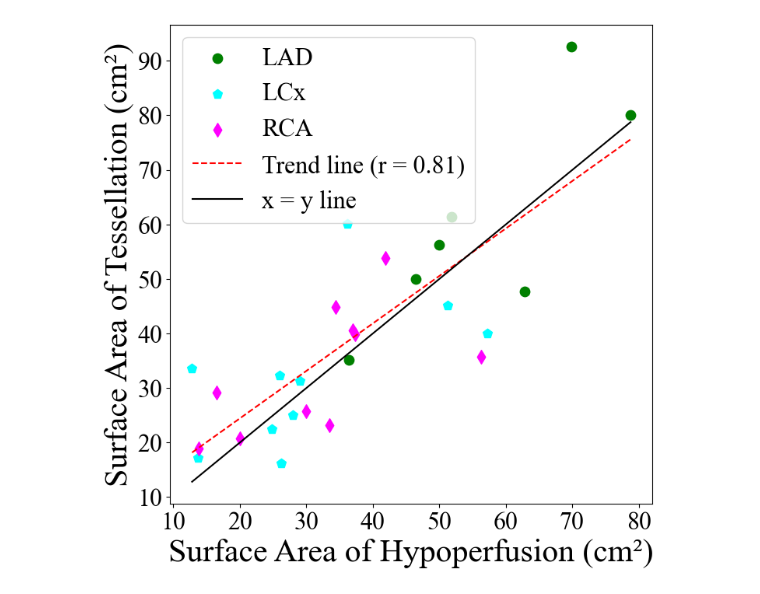
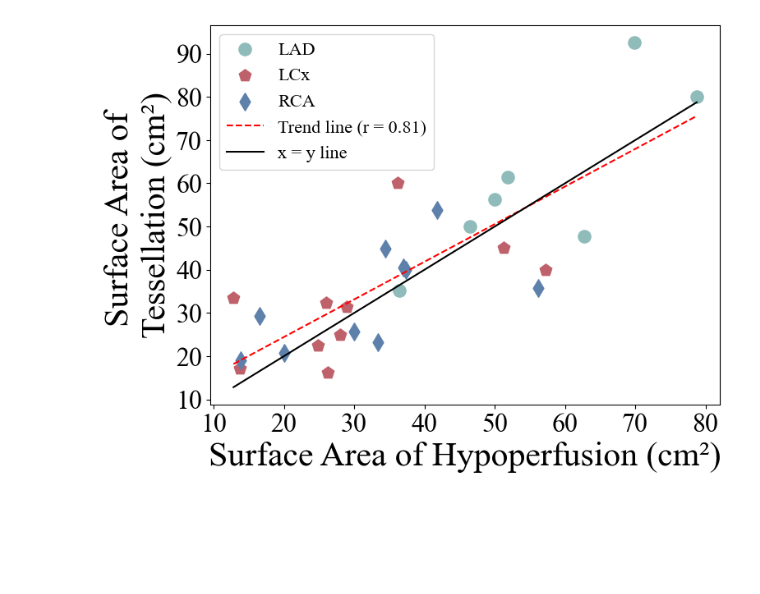
Before and after one commit to aseresti/Tessellation, a Jupyter notebook: Tessellation/Statistical_Analysis/Stats.ipynb, the cells around one changed output. Cells and saved outputs as stored; diff of their text form; code cells hidden in the pictures; blank space fills up the shorter version.

```diff
--- a/Tessellation/Statistical_Analysis/Stats.ipynb
+++ b/Tessellation/Statistical_Analysis/Stats.ipynb
@@ -3,6 +3,10 @@ import matplotlib.pyplot as plt
 import numpy as np
 import seaborn as sns
 from scipy.stats import pearsonr, linregress
+
+color_set1 = ['#88B04B', '#C65D43', '#2C3E50']
+color_set2 = ['#8FBCBB', '#BF616A', '#5E81AC']
+color_set3 = ['#C9A86A', '#3F4E8C', '#557A46']
 # %%
 # Bland-Altman
 
@@ -72,7 +76,7 @@ plt.show()
 #Scatter Plot
 
 x, y = (surface_ischemic, surface_territory)
-xlabel, ylabel = ("Surface Area of Hypoperfusion (cm\u00b2)", "Surface Area of Tessellation (cm\u00b2)")
+xlabel, ylabel = ("Surface Area of Hypoperfusion (cm\u00b2)", "Surface Area of \nTessellation (cm\u00b2)")
 
 r_surface, p_value_surface = pearsonr(surface_territory, surface_ischemic)
 print(r_surface, p_value_surface)
@@ -82,11 +86,11 @@ x_fit = np.linspace(min(x), max(x), 100)
 y_fit = slope * x_fit + intercept
 
 # Plot scatter plot
-plt.figure(figsize=(8,8))
+plt.figure(figsize=(8,6))
 #sns.scatterplot(x=x, y=y, color='red')#, label="Data points")
-plt.scatter(x=LAD_isc, y=LAD_ter, color='green', label="LAD", s=80)
-plt.scatter(x=LCx_isc, y=LCx_ter, color='cyan', label="LCx", marker = "p", s=80)
-plt.scatter(x=RCA_isc, y=RCA_ter, color='magenta', label="RCA", marker = "d", s=80)
+plt.scatter(x=LAD_isc, y=LAD_ter, color=color_set2[0], label="LAD", s=120)
+plt.scatter(x=LCx_isc, y=LCx_ter, color=color_set2[1], label="LCx", marker = "p", s=120)
+plt.scatter(x=RCA_isc, y=RCA_ter, color=color_set2[2], label="RCA", marker = "d", s=120)
 plt.rcParams['font.family'] = 'Times New Roman'
 # Plot trend line
 plt.plot(x_fit, y_fit, 'r--', label=f"Trend line (r = {r_surface:.2f})")
@@ -100,7 +104,7 @@ plt.ylabel(ylabel, fontdict= font1)
 plt.xticks(fontsize = 23)
 plt.yticks(fontsize = 23)
 #plt.title(title)
-plt.legend(fontsize = 23)
+plt.legend(fontsize = 16)
 #plt.grid()
 #plt.text(0.02, 0.95, f"p = {p:.4f}", transform=plt.gca().transAxes, fontsize=12, verticalalignment='top')
 #plt.text(0.02, 0.88, f"r = {r:.2f}", transform=plt.gca().transAxes, fontsize=12, verticalalignment='top')
@@ -113 +117 @@ plt.show()
-[figure, old version]
+[figure, new version]
```
Also changed, not shown: parts of 2 cells of this notebook.
